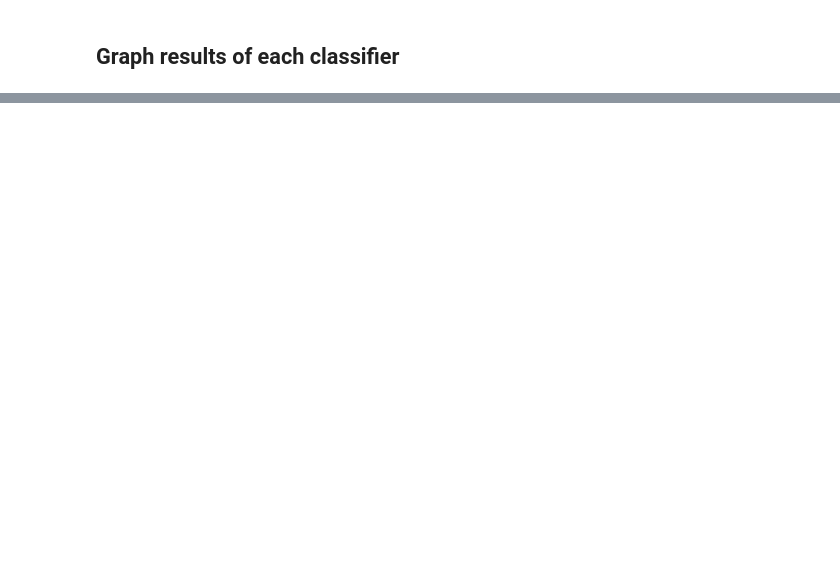
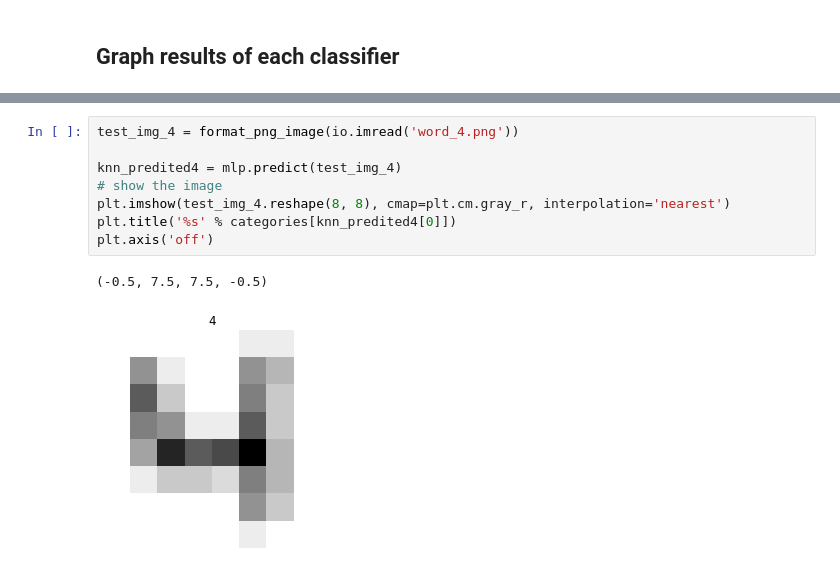
Before and after one commit to Adamdion/LetterRecognition, a Jupyter notebook: letter_recognition.ipynb, the cells around one changed output, grey strips where cells are left out. Cells and saved outputs as stored; diff of their text form; blank space fills up the shorter version.

```diff
--- a/letter_recognition.ipynb
+++ b/letter_recognition.ipynb
@@ -425,0 +420,11 @@ plt.axis('off')
+# %%
+test_img_4 = format_png_image(io.imread('word_4.png'))
+
+knn_predited4 = mlp.predict(test_img_4)
+# show the image
+plt.imshow(test_img_4.reshape(8, 8), cmap=plt.cm.gray_r, interpolation='nearest')
+plt.title('%s' % categories[knn_predited4[0]])
+plt.axis('off')
+# %% [output]
+(-0.5, 7.5, 7.5, -0.5)
+[figure, added]
```
Also changed, not shown: parts of 41 cells of this notebook.
